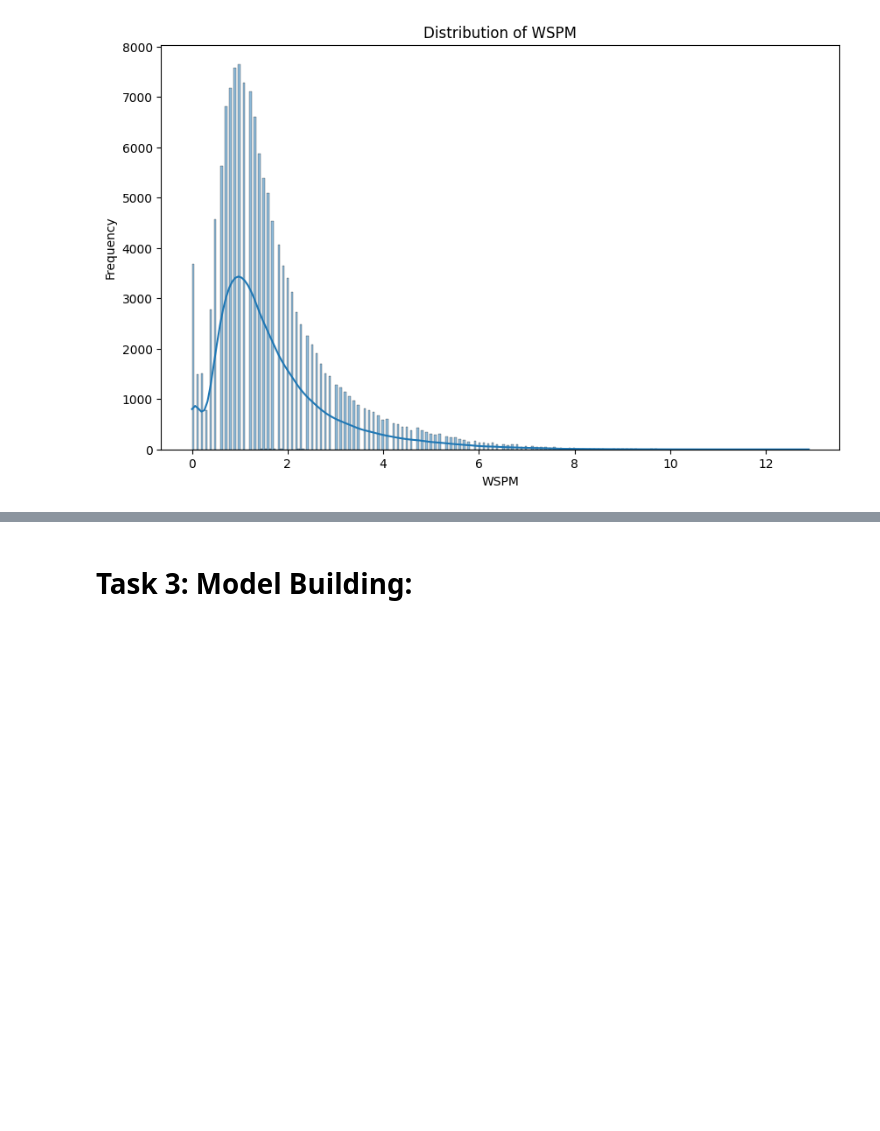
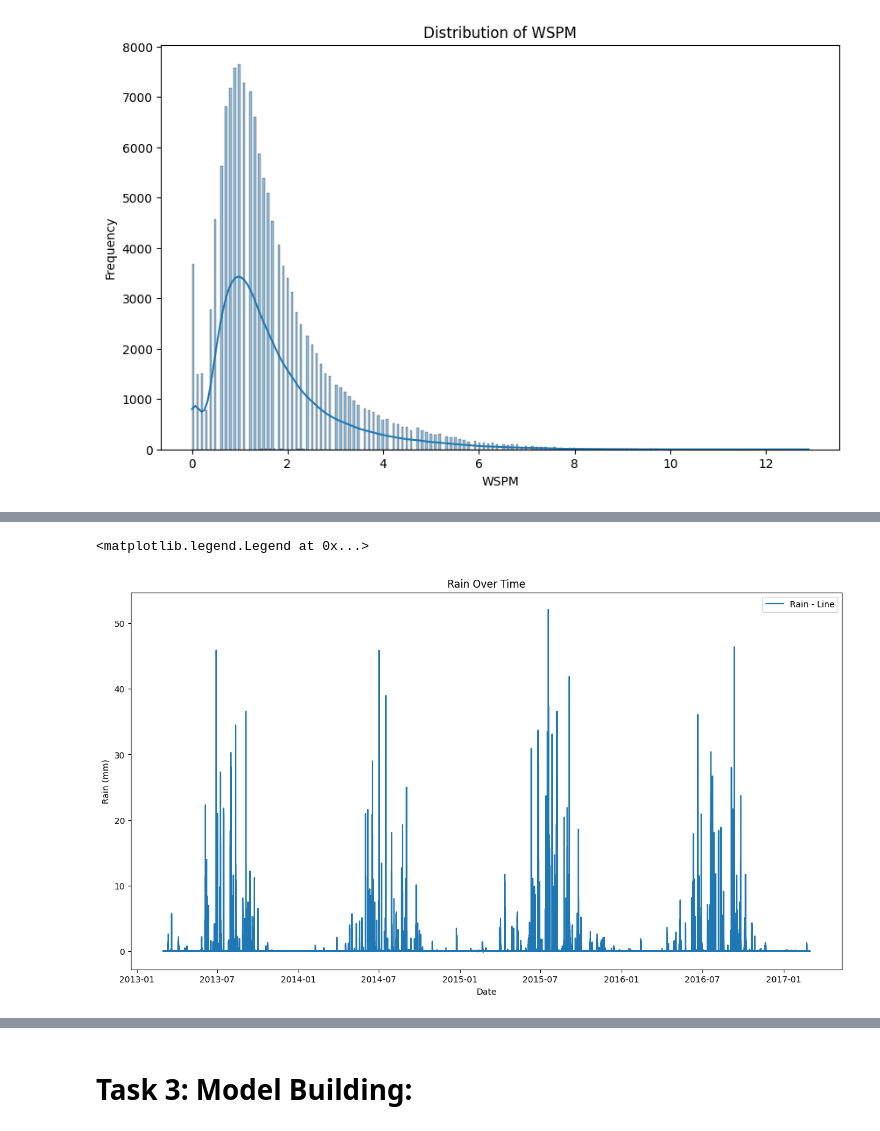
Before and after one commit to Obscuriosity/Programming_For_Data_Analysis, a Jupyter notebook: ST20214513_CMP7005_PRAC_1.ipynb, the cells around one changed output, grey strips where cells are left out. Cells and saved outputs as stored; diff of their text form; code cells hidden in the pictures; blank space fills up the shorter version.

```diff
--- a/ST20214513_CMP7005_PRAC_1.ipynb
+++ b/ST20214513_CMP7005_PRAC_1.ipynb
@@ -542,0 +554,11 @@ for column in ['PM2.5', 'Coarse', 'SO2', 'NO2', 'CO', 'O3', 'TEMP', 'PRES', 'DEW
+# %%
+#plot rain over time
+plt.figure(figsize=(15, 8))
+plt.plot(df['datetime'], df['RAIN'], label='Rain')
+plt.xlabel('Date')
+plt.ylabel('Rain (mm)')
+plt.title('Rain Over Time')
+plt.legend()
+# %% [output]
+<matplotlib.legend.Legend at 0x...>
+[figure, added]
```
Also changed, not shown: parts of 4 cells of this notebook.
